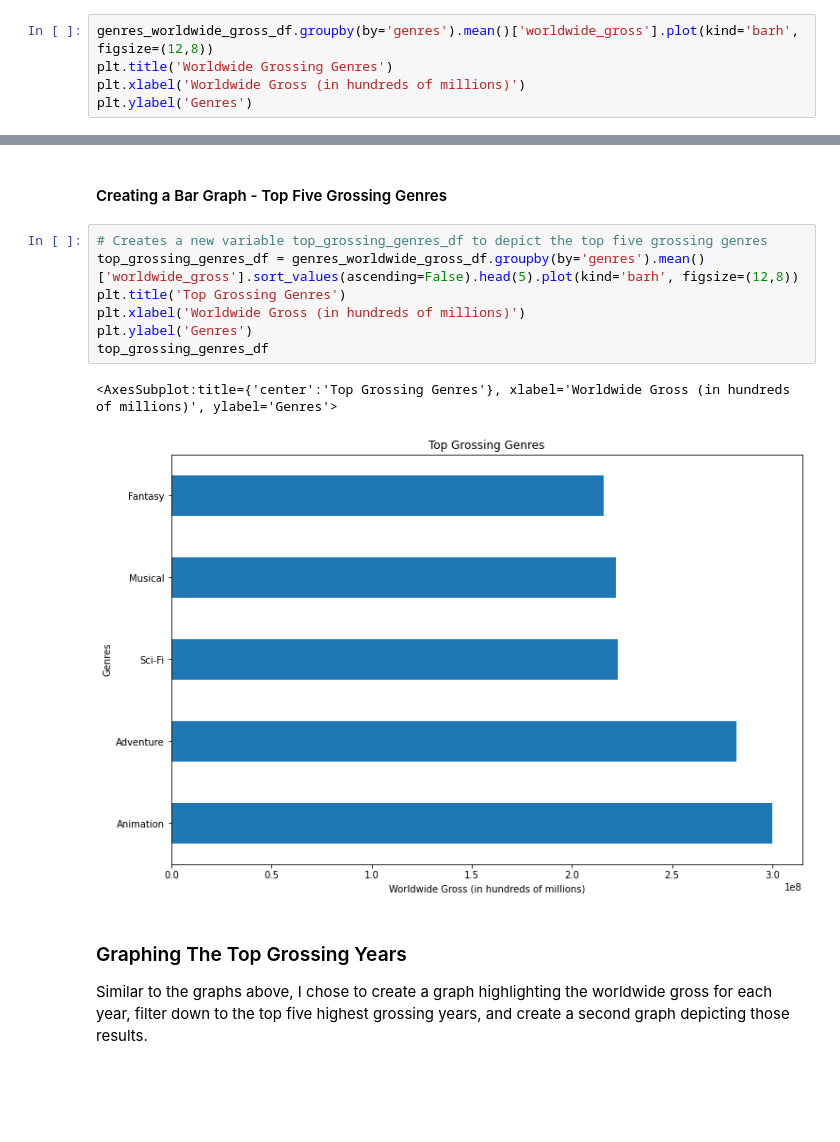
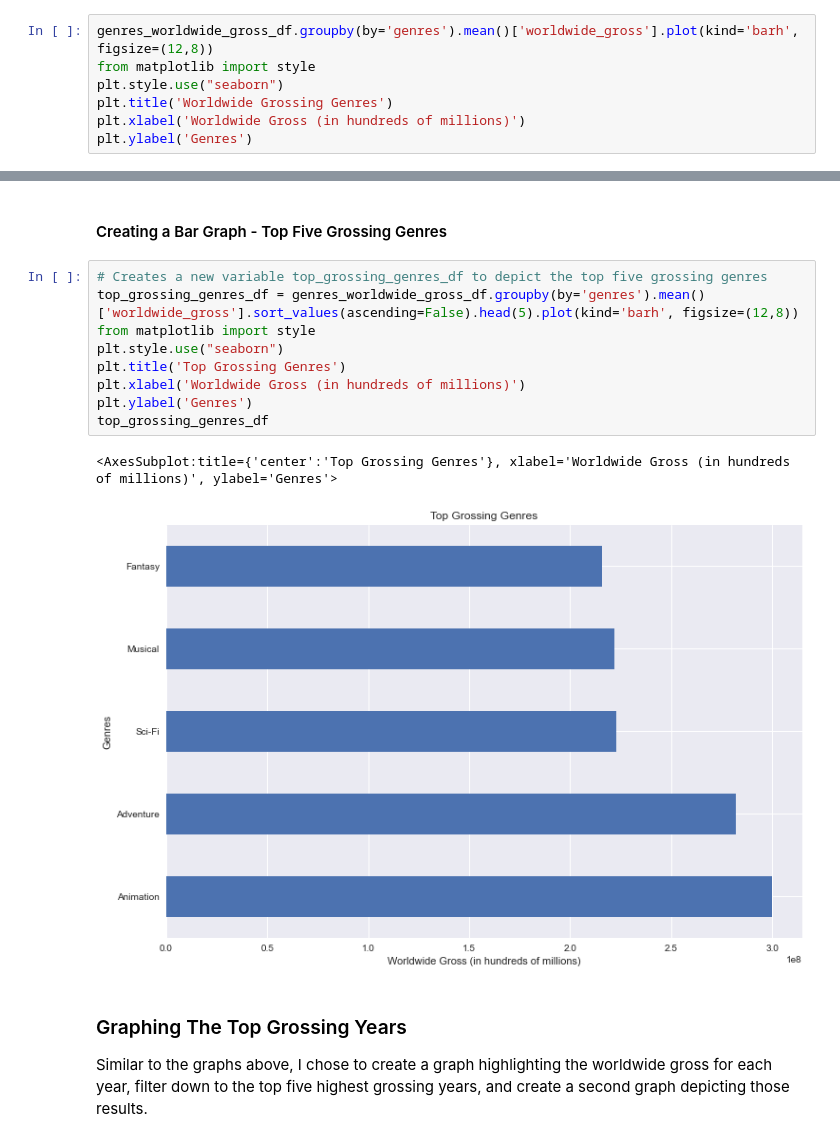
Before and after one commit to justinbalwan/dsc-project-template, a Jupyter notebook: dsc-phase1-project-template.ipynb, the cells around one changed output, grey strips where cells are left out. Cells and saved outputs as stored; diff of their text form; blank space fills up the shorter version.

```diff
--- a/dsc-phase1-project-template.ipynb
+++ b/dsc-phase1-project-template.ipynb
@@ -399,6 +399,8 @@ I created a larger graph detailing the worldwide gross of each genre. Having com
 #### Creating a Bar Graph - Worldwide Gross Of Each Genre
 # %%
 genres_worldwide_gross_df.groupby(by='genres').mean()['worldwide_gross'].plot(kind='barh', figsize=(12,8))
+from matplotlib import style
+plt.style.use("seaborn")
 plt.title('Worldwide Grossing Genres')
 plt.xlabel('Worldwide Gross (in hundreds of millions)')
 plt.ylabel('Genres')
@@ -410,13 +412,15 @@ Text(0, 0.5, 'Genres')
 # %%
 # Creates a new variable top_grossing_genres_df to depict the top five grossing genres
 top_grossing_genres_df = genres_worldwide_gross_df.groupby(by='genres').mean()['worldwide_gross'].sort_values(ascending=False).head(5).plot(kind='barh', figsize=(12,8))
+from matplotlib import style
+plt.style.use("seaborn")
 plt.title('Top Grossing Genres')
 plt.xlabel('Worldwide Gross (in hundreds of millions)')
 plt.ylabel('Genres')
 top_grossing_genres_df
 # %% [output]
 <AxesSubplot:title={'center':'Top Grossing Genres'}, xlabel='Worldwide Gross (in hundreds of millions)', ylabel='Genres'>
-[figure, old version]
+[figure, new version]
 # %% [markdown]
 ### Graphing The Top Grossing Years
 Similar to the graphs above, I chose to create a graph highlighting the worldwide gross for each year, filter down to the top five highest grossing years, and create a second graph depicting those results.
```
Also changed, not shown: parts of 9 cells of this notebook.
